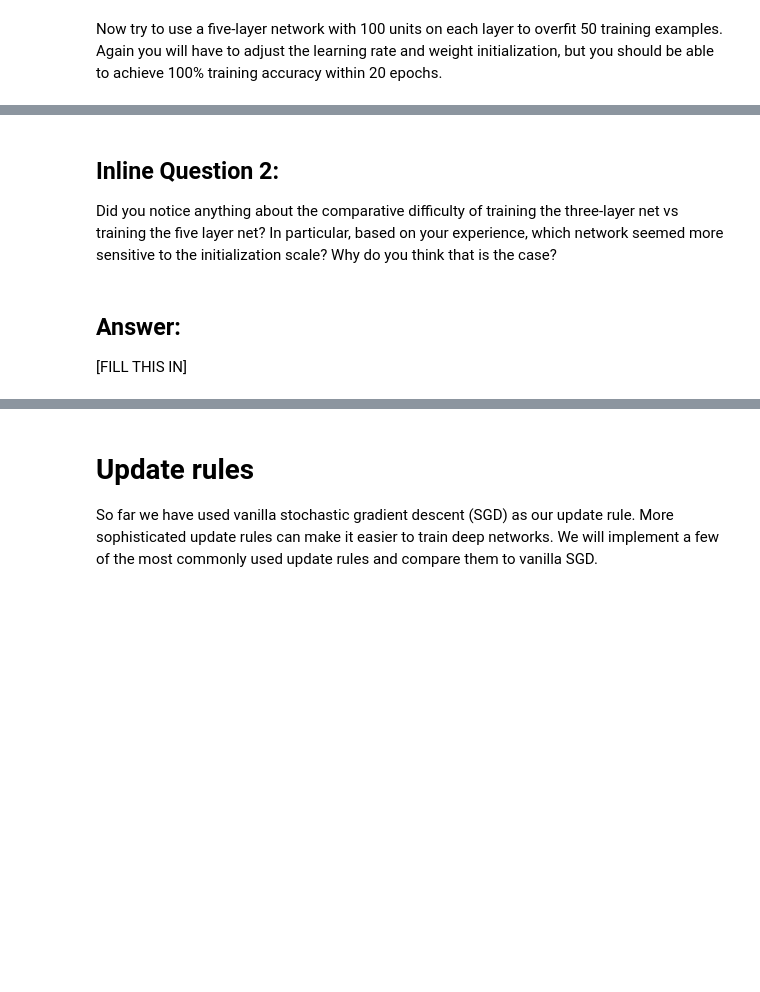
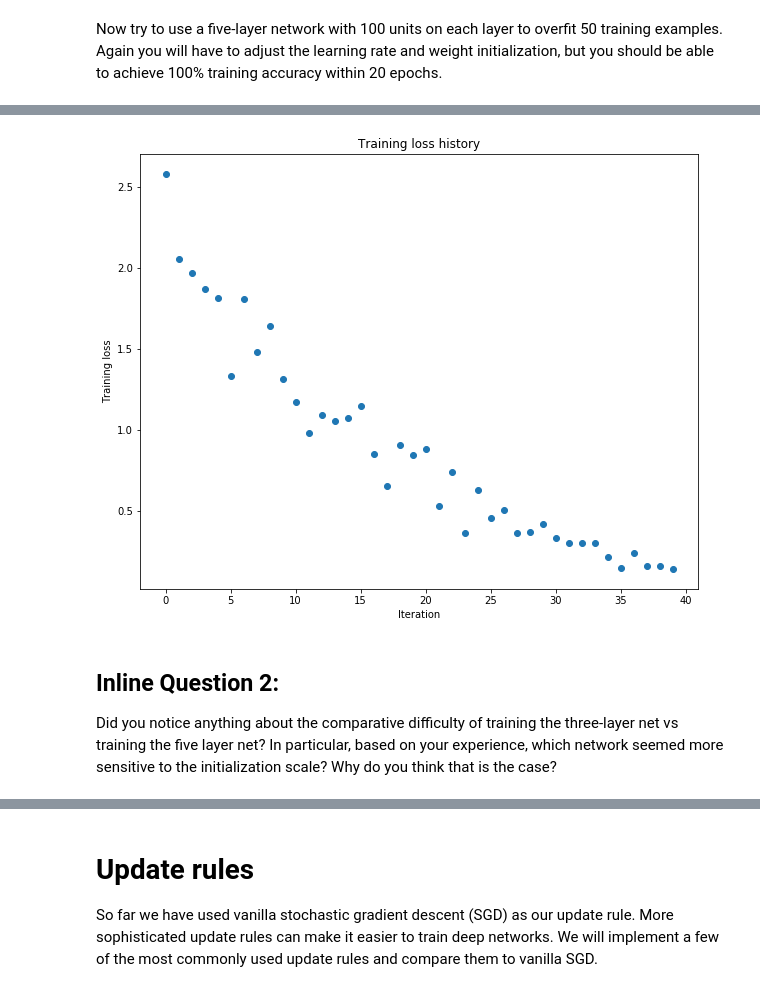
Before and after one commit to Ox1O5/cs231n, a Jupyter notebook: assignment2/FullyConnectedNets.ipynb, the cells around one changed output, grey strips where cells are left out. Saved outputs shown, nothing was run; the diff lists cells and outputs as text; code cells hidden in the pictures; blank space fills up the shorter version.

```diff
--- a/assignment2/FullyConnectedNets.ipynb
+++ b/assignment2/FullyConnectedNets.ipynb
@@ -432,8 +497,8 @@ small_data = {
   'y_val': data['y_val'],
 }
 
-learning_rate = 2e-3
-weight_scale = 1e-5
+learning_rate = 6e-3
+weight_scale = 4e-2
 model = FullyConnectedNet([100, 100, 100, 100],
                 weight_scale=weight_scale, dtype=np.float64)
 solver = Solver(model, small_data,
@@ -450,3 +515,4 @@ plt.title('Training loss history')
 plt.xlabel('Iteration')
 plt.ylabel('Training loss')
 plt.show()
+# %% [output]
@@ -453,6 +536,4 @@ plt.show()
+[figure, added]
 # %% [markdown]
 ## Inline Question 2:
 Did you notice anything about the comparative difficulty of training the three-layer net vs training the five layer net? In particular, based on your experience, which network seemed more sensitive to the initialization scale? Why do you think that is the case?
-# %% [markdown]
-## Answer:
-[FILL THIS IN]
```
Also changed, not shown: parts of 17 cells of this notebook, 5 other files.
